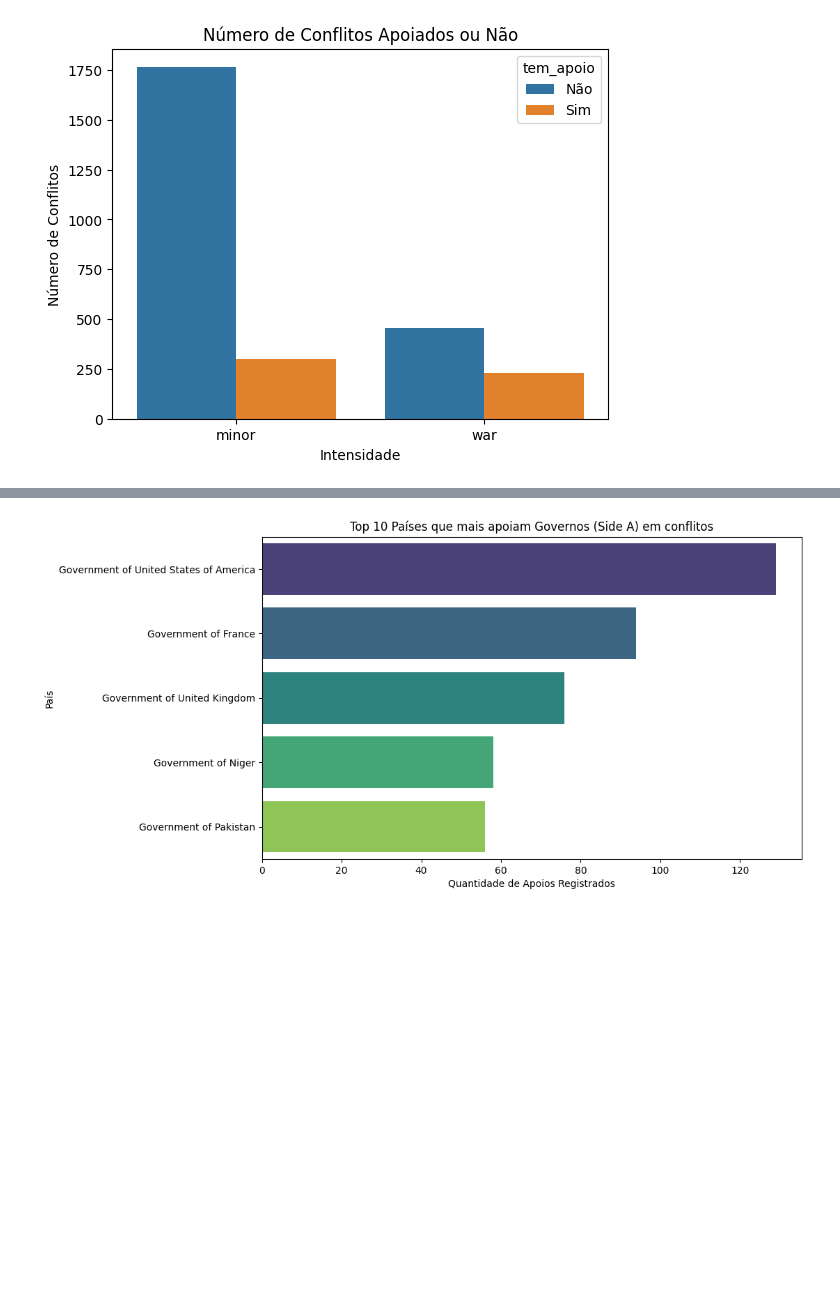
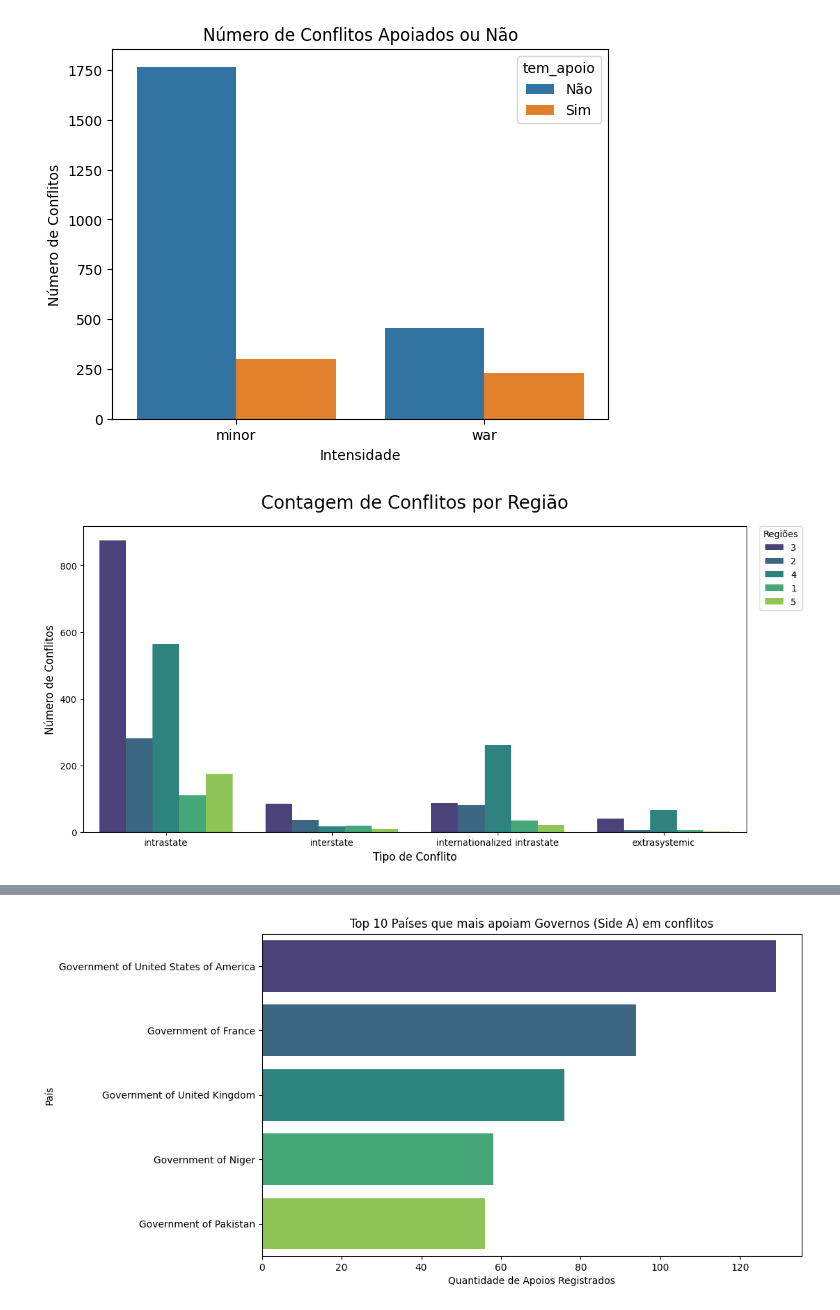
Before and after one commit to IuryFranca15/Conflitos_armados_database, a Jupyter notebook: conflitos.ipynb, the cells around one changed output, grey strips where cells are left out. Cells and saved outputs as stored; diff of their text form; code cells hidden in the pictures; blank space fills up the shorter version.

```diff
--- a/conflitos.ipynb
+++ b/conflitos.ipynb
@@ -169,3 +195,19 @@ plt.ylabel('Número de Conflitos')
 plt.show()
 # %% [output]
 [figure]
+# %%
+mapa_regioes = {'1': 'Europa', '2': 'Oriente Médio', '3': 'Ásia', '4': 'África', '5': 'Américas'}
+df['regioes'] = df['region'].astype(str).str.split(', ')
+df_explodido = df.explode('regioes')
+df10 = df_explodido[['conflict_id', 'type_of_conflict', 'regioes']]
+plt.figure(figsize=(12, 6))
+
+sns.countplot(data=df10, x='type_of_conflict', hue='regioes', palette='viridis')
+plt.title('Contagem de Conflitos por Região', fontsize=20, pad=20)
+plt.xlabel('Tipo de Conflito', fontsize=12)
+plt.ylabel('Número de Conflitos', fontsize=12)
+plt.legend(title='Regiões', bbox_to_anchor=(1.02, 1), loc='upper left', borderaxespad=0)
+plt.tight_layout()
+plt.show()
+# %% [output]
+[figure, added]
```
Also changed, not shown: parts of 13 cells of this notebook, 4 other files.
